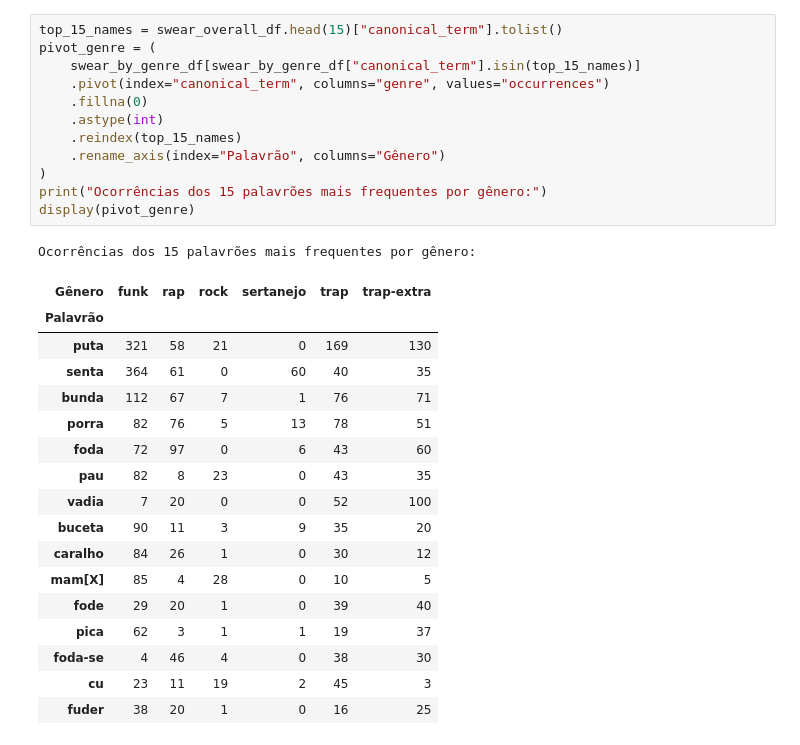
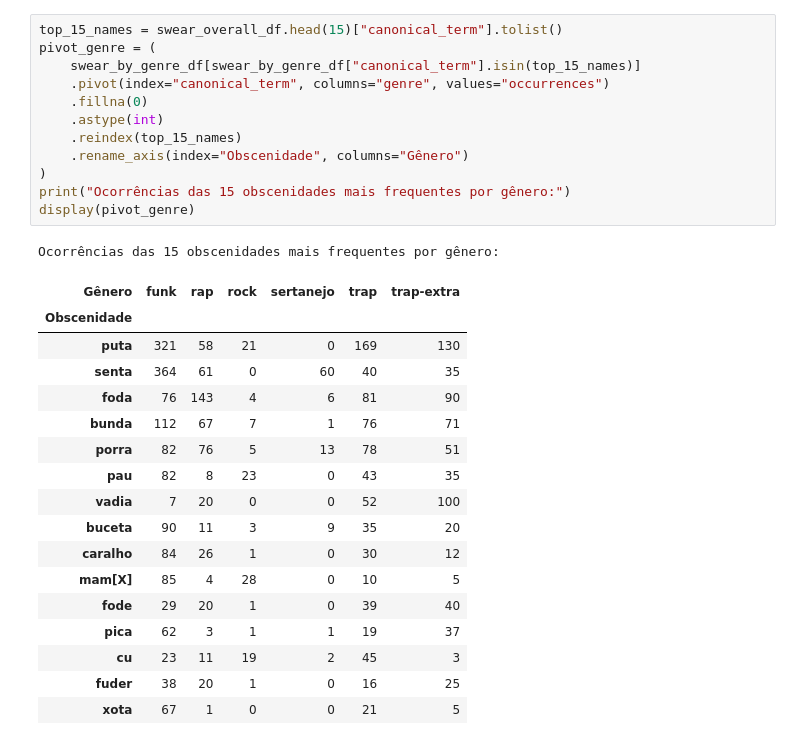
Before and after one commit to gabriersdev/scripts-teoria-de-linguagens, a Jupyter notebook: data-analysis/swearWordsDataAnalysis.ipynb, the cells around one changed output. Drawn from its saved outputs; the diff is of its cells as text.

```diff
--- a/data-analysis/swearWordsDataAnalysis.ipynb
+++ b/data-analysis/swearWordsDataAnalysis.ipynb
@@ -216,24 +199,24 @@ plt.show()
 # %%
 top_15_names = swear_overall_df.head(15)["canonical_term"].tolist()
 pivot_genre = (
     swear_by_genre_df[swear_by_genre_df["canonical_term"].isin(top_15_names)]
     .pivot(index="canonical_term", columns="genre", values="occurrences")
     .fillna(0)
     .astype(int)
     .reindex(top_15_names)
-    .rename_axis(index="Palavrão", columns="Gênero")
+    .rename_axis(index="Obscenidade", columns="Gênero")
 )
-print("Ocorrências dos 15 palavrões mais frequentes por gênero:")
+print("Ocorrências das 15 obscenidades mais frequentes por gênero:")
 display(pivot_genre)
 # %% [output]
-Ocorrências dos 15 palavrões mais frequentes por gênero:
+Ocorrências das 15 obscenidades mais frequentes por gênero:
 | Gênero | funk | rap | rock | sertanejo | trap | trap-extra |
-| Palavrão |  |  |  |  |  |  |
+| Obscenidade |  |  |  |  |  |  |
 | puta | 321 | 58 | 21 | 0 | 169 | 130 |
 | senta | 364 | 61 | 0 | 60 | 40 | 35 |
+| foda | 76 | 143 | 4 | 6 | 81 | 90 |
 | bunda | 112 | 67 | 7 | 1 | 76 | 71 |
 | porra | 82 | 76 | 5 | 13 | 78 | 51 |
-| foda | 72 | 97 | 0 | 6 | 43 | 60 |
 | pau | 82 | 8 | 23 | 0 | 43 | 35 |
 | vadia | 7 | 20 | 0 | 0 | 52 | 100 |
 | buceta | 90 | 11 | 3 | 9 | 35 | 20 |
@@ -241,9 +224,9 @@ Ocorrências dos 15 palavrões mais frequentes por gênero:
 | mam[X] | 85 | 4 | 28 | 0 | 10 | 5 |
 | fode | 29 | 20 | 1 | 0 | 39 | 40 |
 | pica | 62 | 3 | 1 | 1 | 19 | 37 |
-| foda-se | 4 | 46 | 4 | 0 | 38 | 30 |
 | cu | 23 | 11 | 19 | 2 | 45 | 3 |
 | fuder | 38 | 20 | 1 | 0 | 16 | 25 |
+| xota | 67 | 1 | 0 | 0 | 21 | 5 |
 # %%
 pivot_decade = (
     swear_by_decade_df[swear_by_decade_df["canonical_term"].isin(top_15_names)]
```
Also changed, not shown: parts of 15 cells of this notebook, 12 other files.
